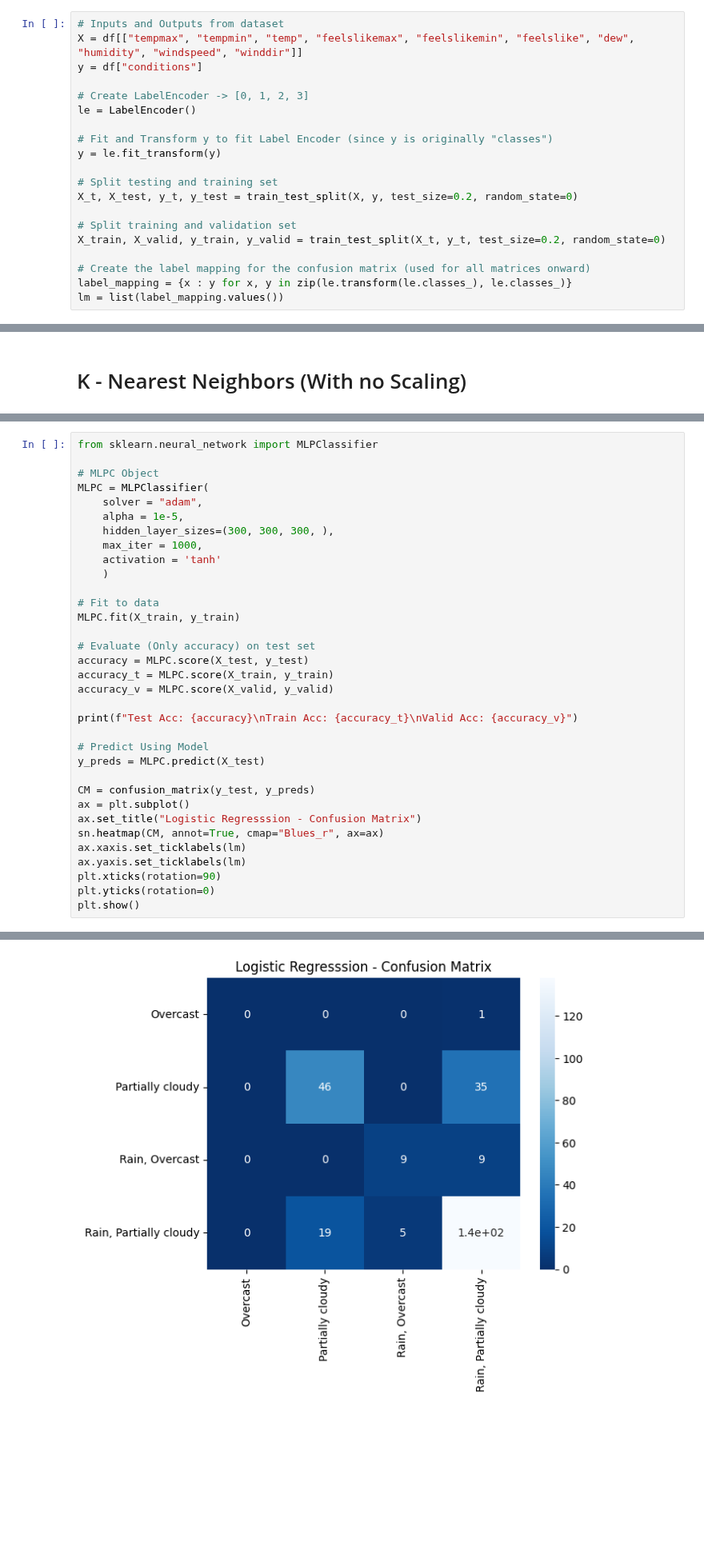
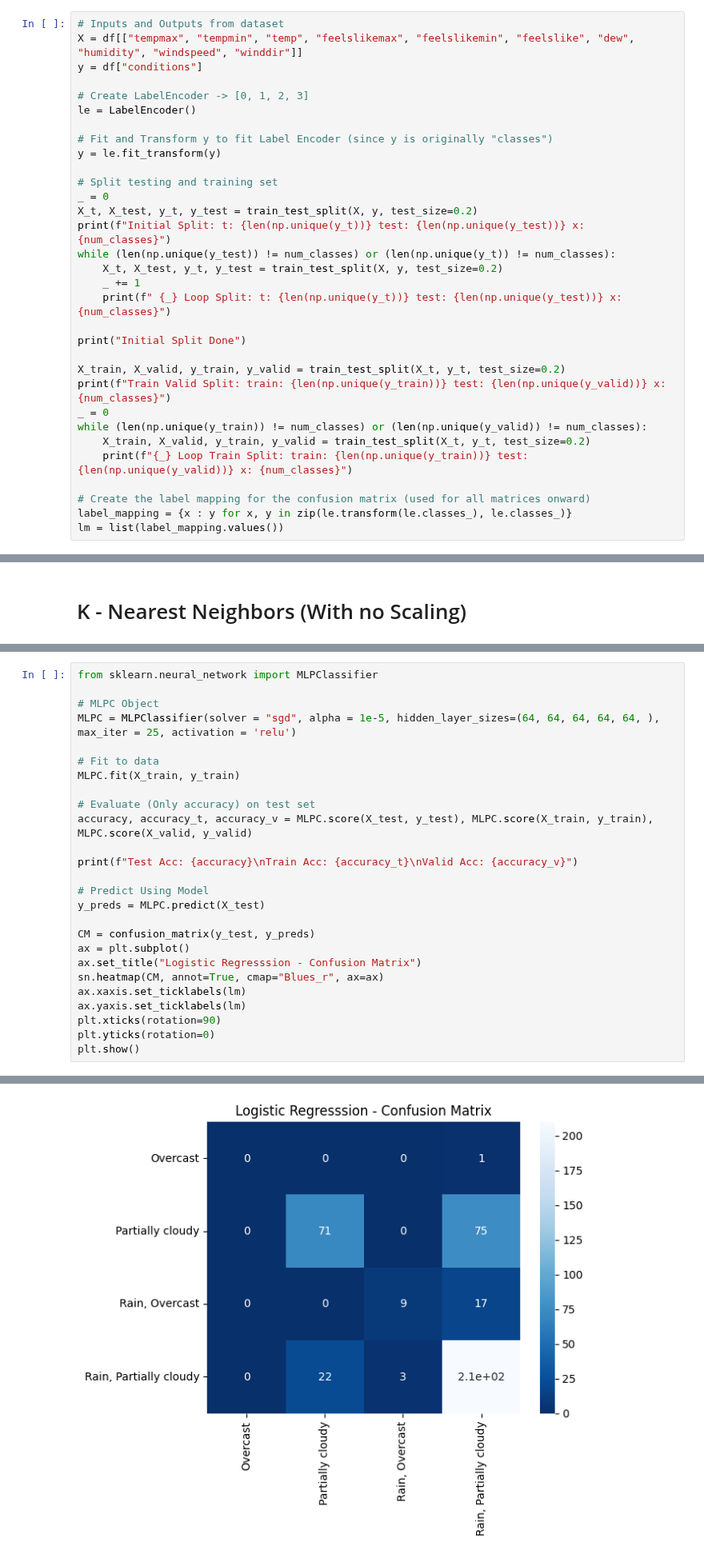
Before and after one commit to alaricespina/Thesis-Repository, a Jupyter notebook: Final Model Files/ClassWise.ipynb, the cells around one changed output, grey strips where cells are left out. Shown at 80% size. Drawn from its saved outputs; the diff is of its cells as text; blank space fills up the shorter version.

```diff
--- a/Final Model Files/ClassWise.ipynb
+++ b/Final Model Files/ClassWise.ipynb
@@ -122,10 +175,22 @@ le = LabelEncoder()
 y = le.fit_transform(y)
 
 # Split testing and training set
-X_t, X_test, y_t, y_test = train_test_split(X, y, test_size=0.2, random_state=0)
+_ = 0
+X_t, X_test, y_t, y_test = train_test_split(X, y, test_size=0.2)
+print(f"Initial Split: t: {len(np.unique(y_t))} test: {len(np.unique(y_test))} x: {num_classes}")
+while (len(np.unique(y_test)) != num_classes) or (len(np.unique(y_t)) != num_classes):
+    X_t, X_test, y_t, y_test = train_test_split(X, y, test_size=0.2)
+    _ += 1
+    print(f" {_} Loop Split: t: {len(np.unique(y_t))} test: {len(np.unique(y_test))} x: {num_classes}")
 
-# Split training and validation set
-X_train, X_valid, y_train, y_valid = train_test_split(X_t, y_t, test_size=0.2, random_state=0)
+print("Initial Split Done")
+
+X_train, X_valid, y_train, y_valid = train_test_split(X_t, y_t, test_size=0.2)
+print(f"Train Valid Split: train: {len(np.unique(y_train))} test: {len(np.unique(y_valid))} x: {num_classes}")
+_ = 0
+while (len(np.unique(y_train)) != num_classes) or (len(np.unique(y_valid)) != num_classes):
+    X_train, X_valid, y_train, y_valid = train_test_split(X_t, y_t, test_size=0.2)
+    print(f"{_} Loop Train Split: train: {len(np.unique(y_train))} test: {len(np.unique(y_valid))} x: {num_classes}")
 
 # Create the label mapping for the confusion matrix (used for all matrices onward)
 label_mapping = {x : y for x, y in zip(le.transform(le.classes_), le.classes_)}
@@ -299,21 +372,13 @@ MLP Classifier
 from sklearn.neural_network import MLPClassifier
 
 # MLPC Object
-MLPC = MLPClassifier(
-    solver = "adam",
-    alpha = 1e-5,
-    hidden_layer_sizes=(300, 300, 300, ),
-    max_iter = 1000,
-    activation = 'tanh'
-    )
+MLPC = MLPClassifier(solver = "sgd", alpha = 1e-5, hidden_layer_sizes=(64, 64, 64, 64, 64, ), max_iter = 25, activation = 'relu')
 
 # Fit to data
 MLPC.fit(X_train, y_train)
 
 # Evaluate (Only accuracy) on test set
-accuracy = MLPC.score(X_test, y_test)
-accuracy_t = MLPC.score(X_train, y_train)
-accuracy_v = MLPC.score(X_valid, y_valid)
+accuracy, accuracy_t, accuracy_v = MLPC.score(X_test, y_test), MLPC.score(X_train, y_train), MLPC.score(X_valid, y_valid)
 
 print(f"Test Acc: {accuracy}\nTrain Acc: {accuracy_t}\nValid Acc: {accuracy_v}")
 
@@ -336 +401 @@ Valid Acc: 0.780952380952381
-[figure, old version]
+[figure, new version]
```
Also changed, not shown: parts of 19 cells of this notebook, 5 other files.
